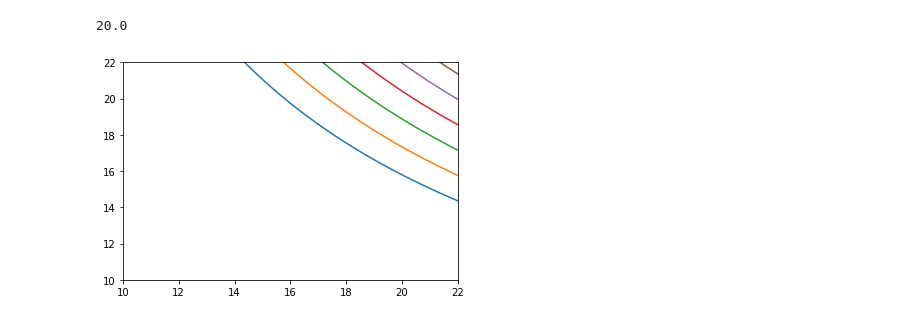
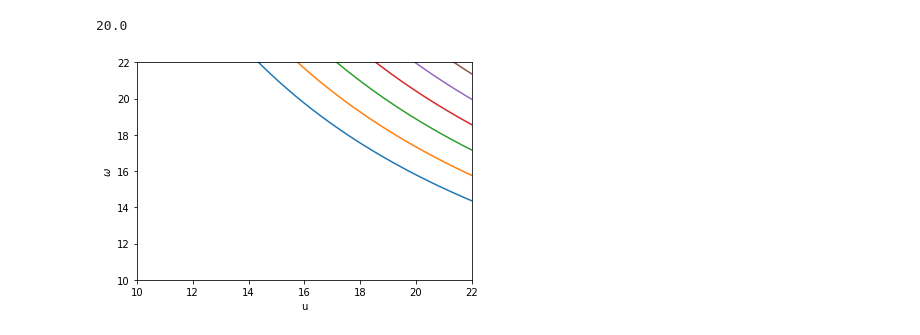
Before and after one commit to Dirivian/Jupyter_notebooks, a Jupyter notebook: Coin_toss.ipynb, the cells around one changed output. Cells and saved outputs as stored; diff of their text form; code cells hidden in the pictures.

```diff
--- a/Coin_toss.ipynb
+++ b/Coin_toss.ipynb
@@ -23,9 +40,11 @@ w_relation(w_relation(20,10),10)
 # %%
 u = np.linspace(0.1,100,1000)
 for n in range(10,18):
     plt.plot(u,w_relation(u,n))
 plt.xlim(10,22)
 plt.ylim(10,22)
+plt.xlabel('u')
+plt.ylabel('$\omega$')
 plt.show()
 # %% [output]
-[figure, old version]
+[figure, new version]
```
Also changed, not shown: parts of 15 cells of this notebook.
